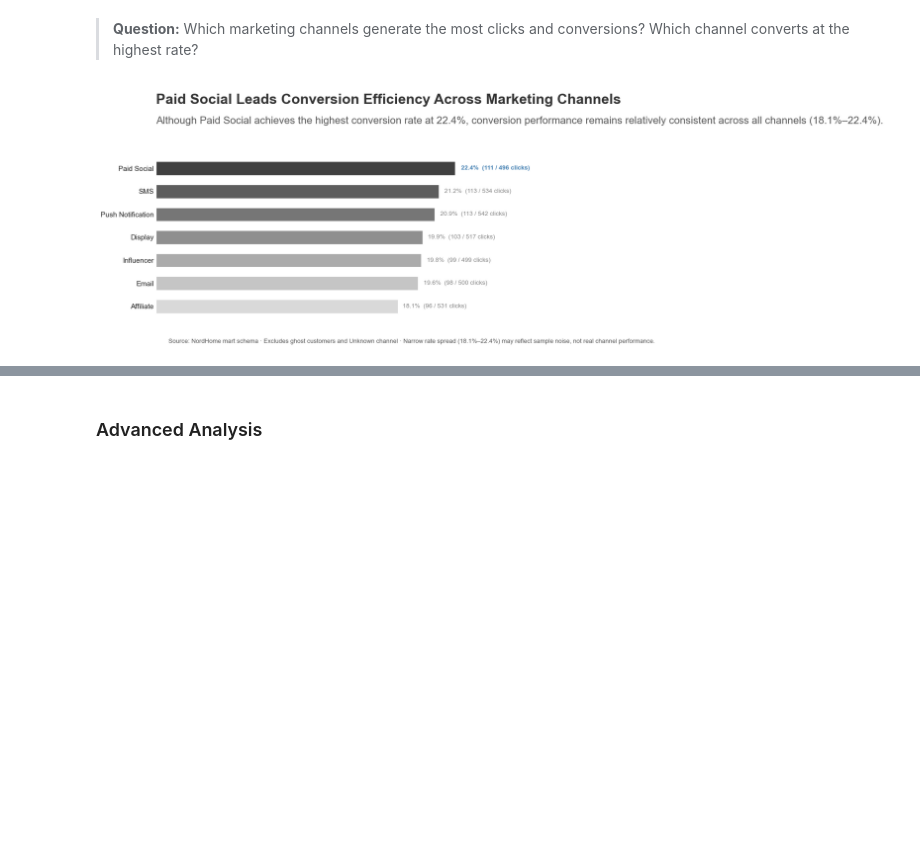
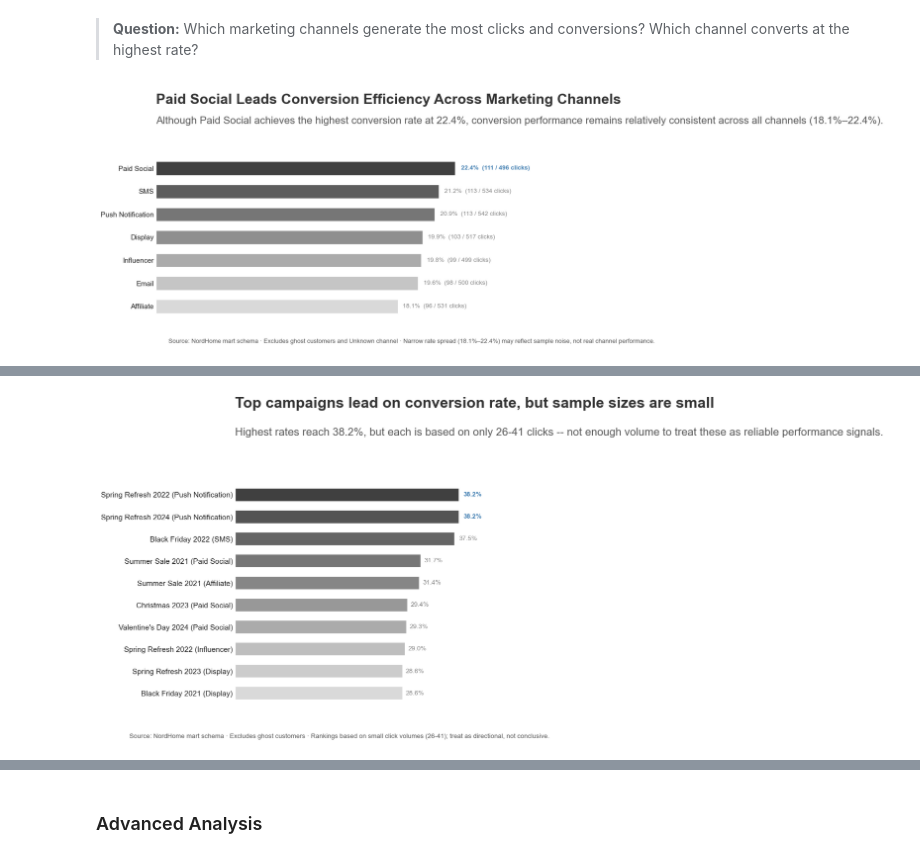
Before and after one commit to eileenheyer-cyber/nordhome_retail_analytics, a Jupyter notebook: 04_EDA/nordhome_eda.ipynb, the cells around one changed output, grey strips where cells are left out. Drawn from its saved outputs; the diff is of its cells as text; code cells hidden in the pictures; blank space fills up the shorter version.

```diff
--- a/04_EDA/nordhome_eda.ipynb
+++ b/04_EDA/nordhome_eda.ipynb
@@ -3389,0 +3358,80 @@ Valentine's Day 2024       Paid Social            41                 12
+# %%
+import pandas as pd
+import matplotlib.pyplot as plt
+import importlib
+import base_style
+importlib.reload(base_style)
+from base_style import ACCENT, GREY_TEXT, apply_layout, add_title_subtitle
+
+# --------------------------------------------------
+# 1. Load top 10 campaigns by conversion rate
+# --------------------------------------------------
+
+df_top_campaigns = pd.read_sql("""
+    SELECT
+        dmc.campaign_name,
+        dmc.channel,
+        SUM(fmt.clicked)   AS total_clicks,
+        SUM(fmt.converted) AS total_conversions,
+        ROUND(SUM(fmt.converted)::NUMERIC / NULLIF(SUM(fmt.clicked), 0) * 100, 2) AS conversion_rate_pct
+    FROM mart.fact_marketing_touchpoints fmt
+    JOIN mart.dim_marketing_campaigns dmc ON fmt.campaign_key = dmc.campaign_key
+    WHERE fmt.ghost_customer_flag = FALSE
+    GROUP BY dmc.campaign_name, dmc.channel
+    HAVING SUM(fmt.clicked) > 30
+    ORDER BY conversion_rate_pct DESC
+    LIMIT 10
+""", engine)
+
+# --------------------------------------------------
+# 2. Prepare chart data — ascending order so barh draws rank 1 at the top
+# --------------------------------------------------
+
+df_plot = df_top_campaigns.sort_values("conversion_rate_pct").reset_index(drop=True)
+df_plot["label"] = df_plot["campaign_name"] + " (" + df_plot["channel"] + ")"
+
+n = len(df_plot)
+colors = [plt.cm.Greys(0.25 + 0.55 * i / max(n - 1, 1)) for i in range(n)]
+top_rate = df_plot["conversion_rate_pct"].max()
+
+# --------------------------------------------------
+# 3. Plot: ranked horizontal bar, rate as length, volume as label
+# --------------------------------------------------
+
+fig, ax = plt.subplots(figsize=(9, 7))
+apply_layout(fig, top=0.78, left=0.32)
+
+ax.barh(df_plot["label"], df_plot["conversion_rate_pct"], color=colors, height=0.6)
+
+for i, row in df_plot.iterrows():
+    is_top = row["conversion_rate_pct"] == top_rate
+    label = f"{row['conversion_rate_pct']:.1f}%"
+    ax.text(row["conversion_rate_pct"] * 1.02, i, label,
+            va="center", fontsize=9.5,
+            color=ACCENT if is_top else GREY_TEXT,
+            fontweight="bold" if is_top else "normal")
+
+ax.xaxis.set_visible(False)
+ax.margins(x=0.3)
+ax.grid(False)
+ax.tick_params(axis="y", length=0)
+for spine in ax.spines.values():
+    spine.set_visible(False)
+
+add_title_subtitle(
+    ax,
+    "Top campaigns lead on conversion rate, but sample sizes are small",
+    "Highest rates reach 38.2%, but each is based on only 26-41 clicks -- not enough volume to treat these as reliable performance signals.",
+    title_y=1.30, subtitle_y=1.18
+)
+
+fig.text(0.08, 0.02,
+         "Source: NordHome mart schema · Excludes ghost customers · "
+         "Rankings based on small click volumes (26-41); treat as directional, not conclusive.",
+         fontsize=9.5, color='#5A5A5A')
+
+plt.savefig("figures/top10_campaigns_conversion_rate.png", dpi=150, bbox_inches="tight")
+plt.show()
+print(df_top_campaigns.to_string(index=False))
+# %% [output]
+[figure, added]
```
Also changed, not shown: parts of 7 cells of this notebook, 2 other files.
